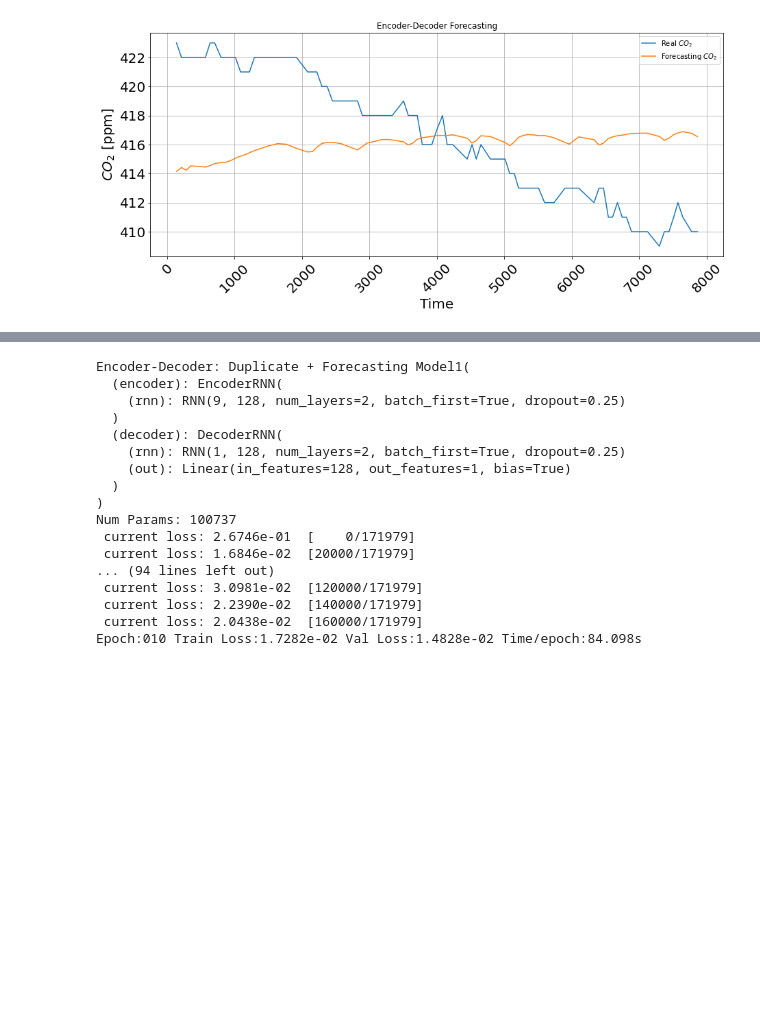
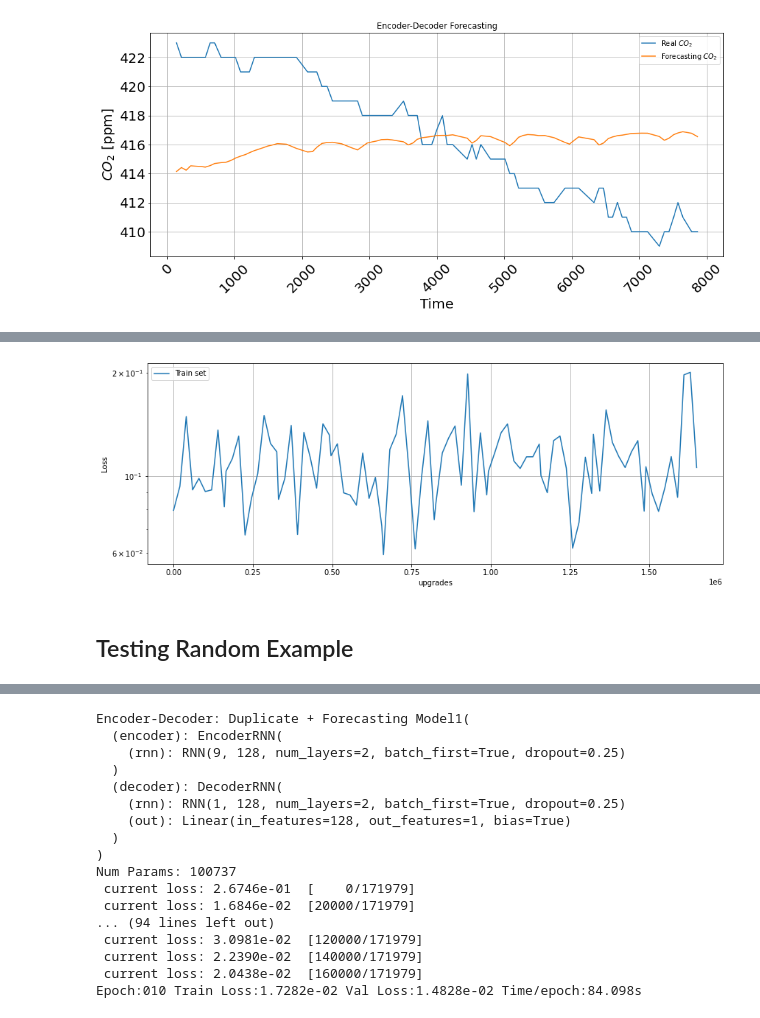
Before and after one commit to nachoacev/Internship-III-Flair, a Jupyter notebook: Encoder_Decoder_forecasting_of_CO2.ipynb, the cells around one changed output, grey strips where cells are left out. Saved outputs shown, nothing was run; the diff lists cells and outputs as text; code cells hidden in the pictures; blank space fills up the shorter version.

```diff
--- a/Encoder_Decoder_forecasting_of_CO2.ipynb
+++ b/Encoder_Decoder_forecasting_of_CO2.ipynb
@@ -921,0 +1075,12 @@ optimizer = torch.optim.Adam(model.parameters(), lr=0.001, betas=(0.9, 0.999), e
+# %%
+fig, ax = plt.subplots(figsize=(14, 5))
+ax.plot(num_upgrade2, loss_batch2, label='Train set')
+ax.set_yscale('log')
+ax.set_xlabel('upgrades')
+ax.set_ylabel('Loss')
+ax.legend()
+ax.grid();
+# %% [output]
+[figure, added]
+# %% [markdown]
+## Testing Random Example
```
Also changed, not shown: parts of 62 cells of this notebook.
